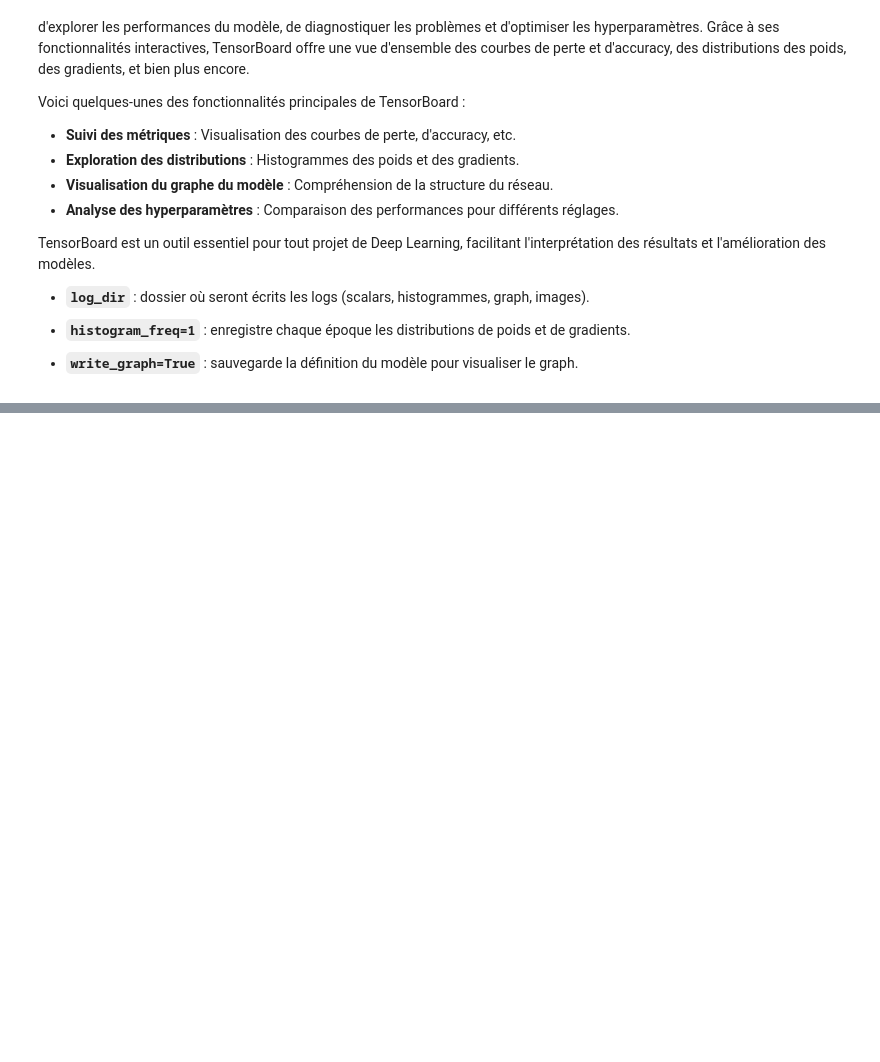
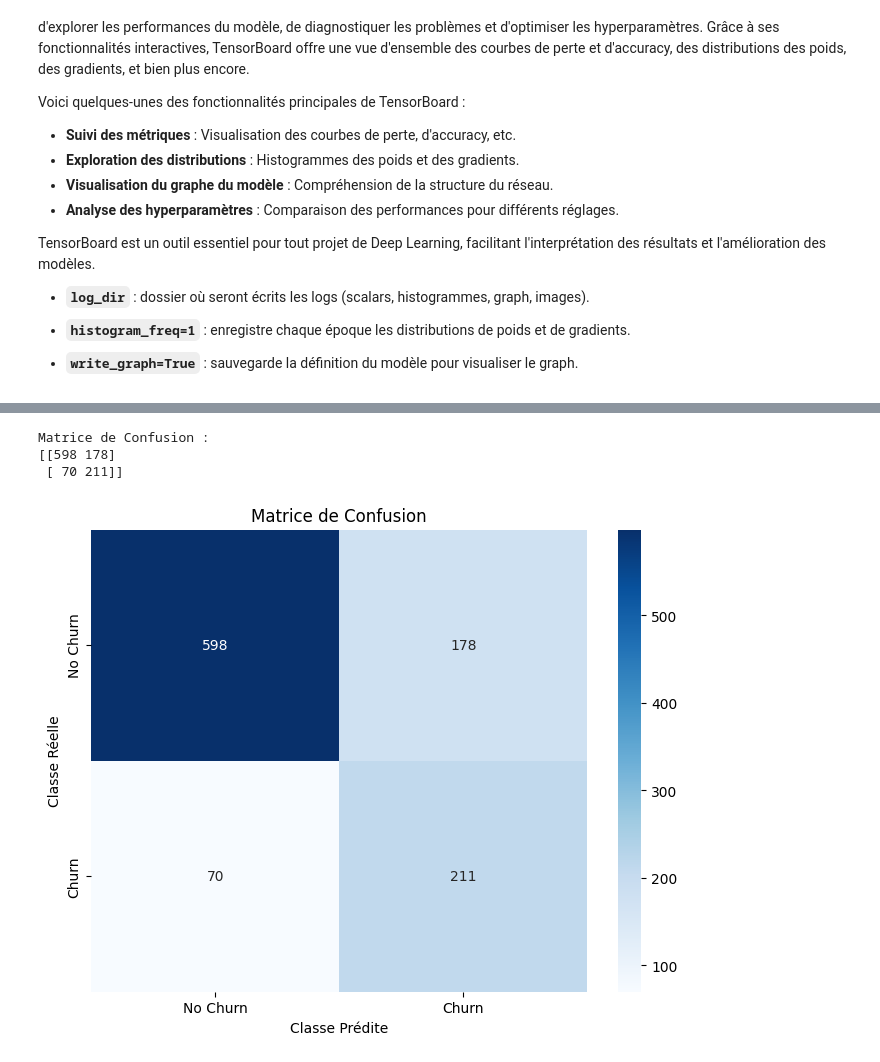
Before and after one commit to DorotheeCatry/DeepLearning-Project, a Jupyter notebook: notebooks/2_model_nn.ipynb, the cells around one changed output, grey strips where cells are left out. Saved outputs shown, nothing was run; the diff lists cells and outputs as text; code cells hidden in the pictures; blank space fills up the shorter version.

```diff
--- a/notebooks/2_model_nn.ipynb
+++ b/notebooks/2_model_nn.ipynb
@@ -724,0 +856,18 @@ AttributeError: 'super' object has no attribute '__sklearn_tags__'
+# %%
+study_name = "auc_tuning_study"
+storage_path = f"sqlite:///{study_name}.db"
+
+study = optuna.create_study(
+    direction="maximize",
+    study_name=study_name,
+    storage=storage_path,
+    load_if_exists=True,
+    sampler=optuna.samplers.TPESampler(seed=42)
+)
+
+study.optimize(objective, n_trials=50, timeout=None)
+
+# Résumé
+print("Best trial:")
+print(f"  Value: {study.best_value}")
+print(f"  Params: {study.best_params}")
@@ -771,5 +936,12 @@ grid.fit(X_train, y_train, fit__validation_data=(X_val, y_val))
+# %%
+best_params = study.best_trial.params
+best_threshold = study.best_trial.user_attrs.get("best_threshold", 0.5)  # fallback 0.5
 # %%
-y_pred_proba = grid_search.best_estimator_.predict_proba(X_test_final)
-y_pred = (y_pred_proba >= 0.5).astype(int)
+# Prédictions de probabilités
+y_pred_proba = best_model.predict(X_test_final).flatten()
 
+# Application du seuil optimal
+y_pred = (y_pred_proba >= best_threshold).astype(int)
+
+# Rapport de classification
 print(classification_report(y_test_final, y_pred))
@@ -776,3 +958,20 @@ print(classification_report(y_test_final, y_pred))
+# %%
+print("Matrice de Confusion :")
+cm = confusion_matrix(y_test_final, y_pred)
+print(cm)
+# %% [output]
+Matrice de Confusion :
+[[598 178]
+ [ 70 211]]
+# %%
+plt.figure(figsize=(8, 6))
+sns.heatmap(cm, annot=True, fmt='d', cmap='Blues', xticklabels=['No Churn', 'Churn'], yticklabels=['No Churn', 'Churn'])
+plt.title("Matrice de Confusion")
+plt.xlabel("Classe Prédite")
+plt.ylabel("Classe Réelle")
+plt.show()
+# %% [output]
+[figure, added]
 # %%
 # Best parameters and score
 print("Test AUC:", roc_auc_score(y_test_final, y_pred_proba))
```
Also changed, not shown: parts of 39 cells of this notebook, 4 other files.
